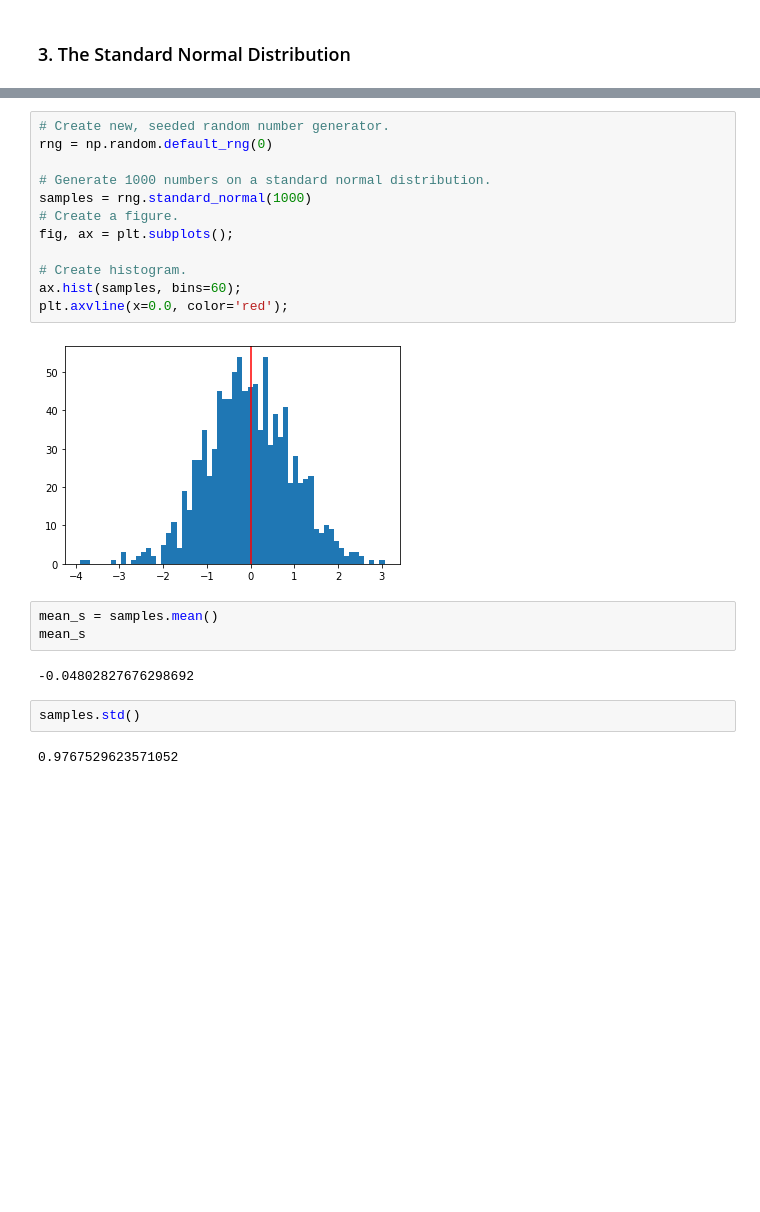
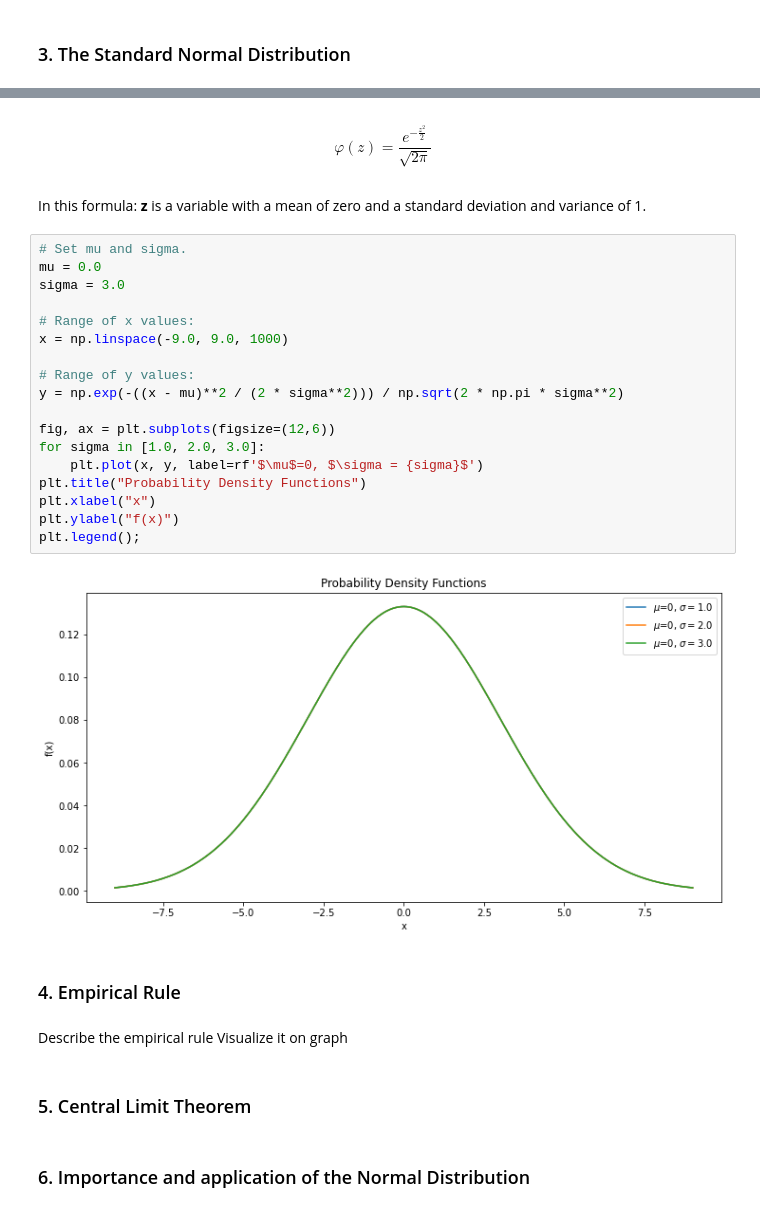
Before and after one commit to evaczeydapommersheim/Funddata---assessment, a Jupyter notebook: Normal Distribution/Normal_Distribution_Project_Winter 2022-23.ipynb, the cells around one changed output, grey strips where cells are left out. Drawn from its saved outputs; the diff is of its cells as text; blank space fills up the shorter version.

```diff
--- a/Normal Distribution/Normal_Distribution_Project_Winter 2022-23.ipynb
+++ b/Normal Distribution/Normal_Distribution_Project_Winter 2022-23.ipynb
@@ -196,23 +253,35 @@ $$
-# %%
-# Create new, seeded random number generator.
-rng = np.random.default_rng(0)
-
-# Generate 1000 numbers on a standard normal distribution.
-samples = rng.standard_normal(1000)
-# Create a figure.
-fig, ax = plt.subplots();
-
-# Create histogram.
-ax.hist(samples, bins=60);
-plt.axvline(x=0.0, color='red');
-# %% [output]
-[figure, removed]
-# %%
-mean_s = samples.mean()
-mean_s
-# %% [output]
--0.04802827676298692
-# %%
-samples.std()
-# %% [output]
-0.9767529623571052
+# %% [markdown]
+
+$$ \varphi(z) = \frac{e^{-\frac{z^2}{2}}}{\sqrt{2 \pi}}  $$
+# %% [markdown]
+In this formula:
+**z** is a variable with a mean of zero and a standard deviation and variance of 1.
+# %%
+# Set mu and sigma.
+mu = 0.0
+sigma = 3.0
+
+# Range of x values:
+x = np.linspace(-9.0, 9.0, 1000)
+
+# Range of y values:
+y = np.exp(-((x - mu)**2 / (2 * sigma**2))) / np.sqrt(2 * np.pi * sigma**2)
+
+fig, ax = plt.subplots(figsize=(12,6))
+for sigma in [1.0, 2.0, 3.0]:
+    plt.plot(x, y, label=rf'$\mu$=0, $\sigma = {sigma}$')
+plt.title("Probability Density Functions")
+plt.xlabel("x")
+plt.ylabel("f(x)")
+plt.legend();
+# %% [output]
+[figure, added]
+# %% [markdown]
+### 4. Empirical Rule
+# %% [markdown]
+Describe the empirical rule
+Visualize it on graph
+# %% [markdown]
+### 5. Central Limit Theorem
+# %% [markdown]
+### 6. Importance and application of the Normal Distribution
```
Also changed, not shown: parts of 23 cells of this notebook, 2 other files.
